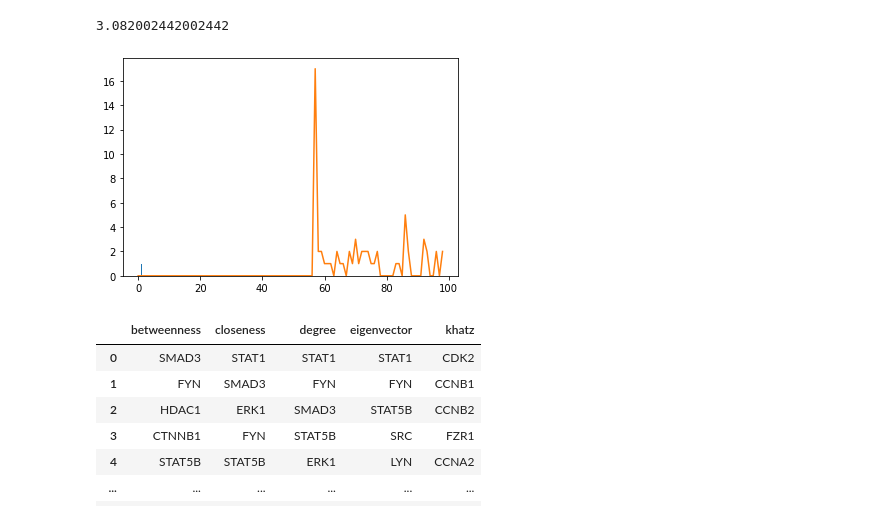
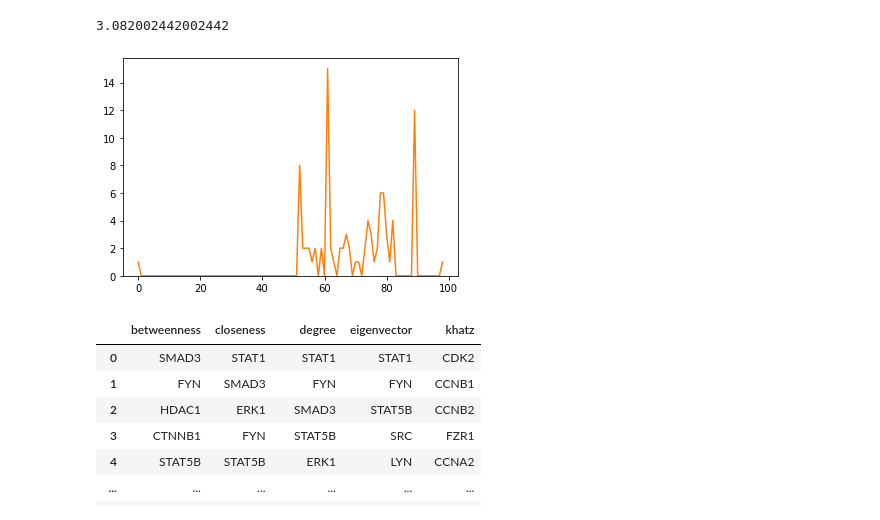
Before and after one commit to arkaprabha10/Cancer-PPIN-Analysis, a Jupyter notebook: Implementation/AnalysisCode.ipynb, the cells around one changed output. Cells and saved outputs as stored; diff of their text form; code cells hidden in the pictures.

```diff
--- a/Implementation/AnalysisCode.ipynb
+++ b/Implementation/AnalysisCode.ipynb
@@ -37,3 +37,5 @@ cancer1_csv, cancer1_graph = data_graph('../data/Bone-Cancer.csv',",")
 2        4EBP1  MAPK14       1
 3        4EBP1   TFDP1       1
 4  14-3-3-zeta    AKT1       1
+# %%
+cancer2_csv, cancer2_graph = data_graph('../data/Breast-Normal.csv',",")
@@ -949,14 +1013,14 @@ print(nx.average_shortest_path_length(cancer1_graph))
 # %% [output]
 3.082002442002442
 # %%
-# ud_epi = epi_weak_graph.to_undirected()
-# ud_epi.remove_edges_from(nx.selfloop_edges(ud_epi))
-rc = nx.rich_club_coefficient(cancer1_graph, normalized=True, seed=10)
-n1,x1,_1 = plt.hist(rc.values(),bins=np.linspace(0, max(rc.values()), 100))
+ud_epi = cancer2_graph
+ud_epi = ud_epi.remove_edges_from(nx.selfloop_edges(ud_epi))
+rc = nx.rich_club_coefficient(cancer2_graph, normalized=True, seed=10)
+n1,x1,_1 = plt.hist(rc.values(),bins=np.linspace(0, max(rc.values()), 100), visible = False)
 plt.plot(n1)
 plt.show()
 # %% [output]
-[figure, old version]
+[figure, new version]
 # %%
 allD = pd.read_csv('BoneCancer_ALLDATA.csv', delimiter=',')
 allD
```
Also changed, not shown: parts of 20 cells of this notebook, 9 other files.
